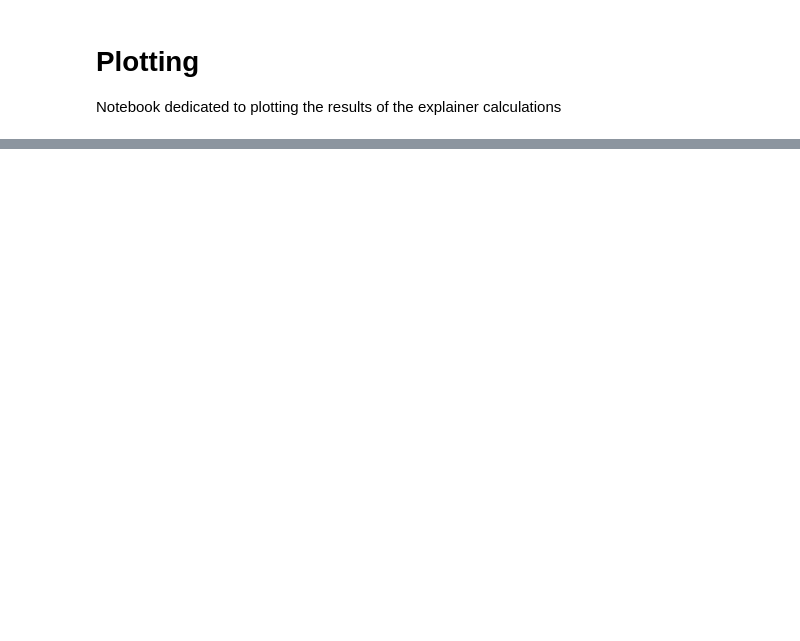
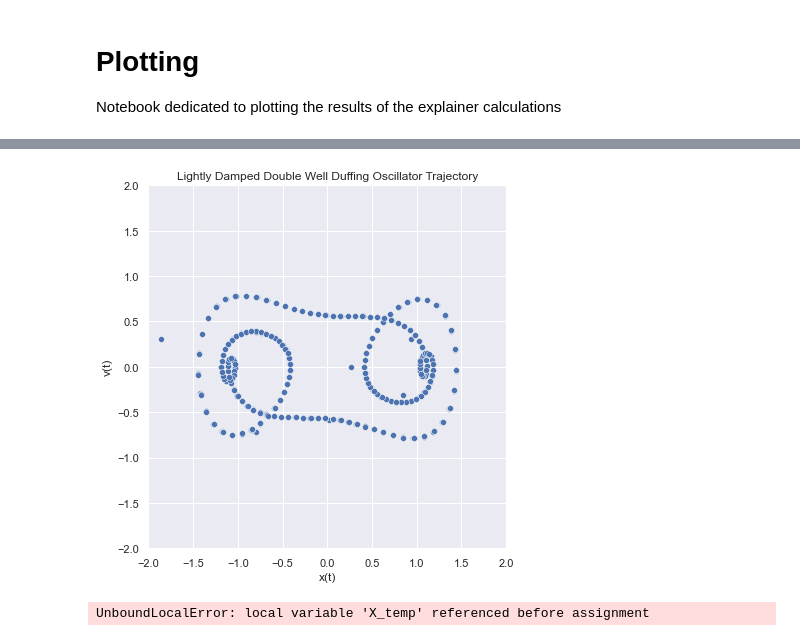
Before and after one commit to wgrosche/XAI, a Jupyter notebook: Plotting/Plotting_Notebook-Copy1.ipynb, the cells around one changed output, grey strips where cells are left out. Cells and saved outputs as stored; diff of their text form; code cells hidden in the pictures; blank space fills up the shorter version.

```diff
--- a/Plotting/Plotting_Notebook-Copy1.ipynb
+++ b/Plotting/Plotting_Notebook-Copy1.ipynb
@@ -635,0 +165,25 @@ FileNotFoundError: [Errno 2] No such file or directory: 'D:\\Polybox\\SyncFolder
+# %%
+temp_duffing_plot = Duffing(parameters = params_[0])
+
+temp_duffing_plot.generate(1, samples = 100, end_time = end_time)
+
+f, axs = plt.subplots(1, 1, figsize=(6, 6), gridspec_kw=dict(width_ratios=[4]))
+
+sns.scatterplot(data = temp_duffing_plot_vals, x = temp_duffing_plot_vals[:,0], y = temp_duffing_plot_vals[:,1], ax=axs)
+
+axs.set_xlabel(r'x(t)')
+axs.set_ylabel('v(t)')
+axs.set_title(r"Lightly Damped Double Well Duffing Oscillator Trajectory")
+axs.set(xlim=(-2, 2), ylim=(-2, 2))
+
+
+f.tight_layout()
+
+#if save == True:
+#f.savefig("Images/DoubleWellTrajectory.svg", dpi='figure')
+# %% [output]
+[figure, added]
+# %%
+duffing.predict([0,1,10])
+# %% [output]
+UnboundLocalError: local variable 'X_temp' referenced before assignment
```
Also changed, not shown: parts of 60 cells of this notebook, 32 other files.
